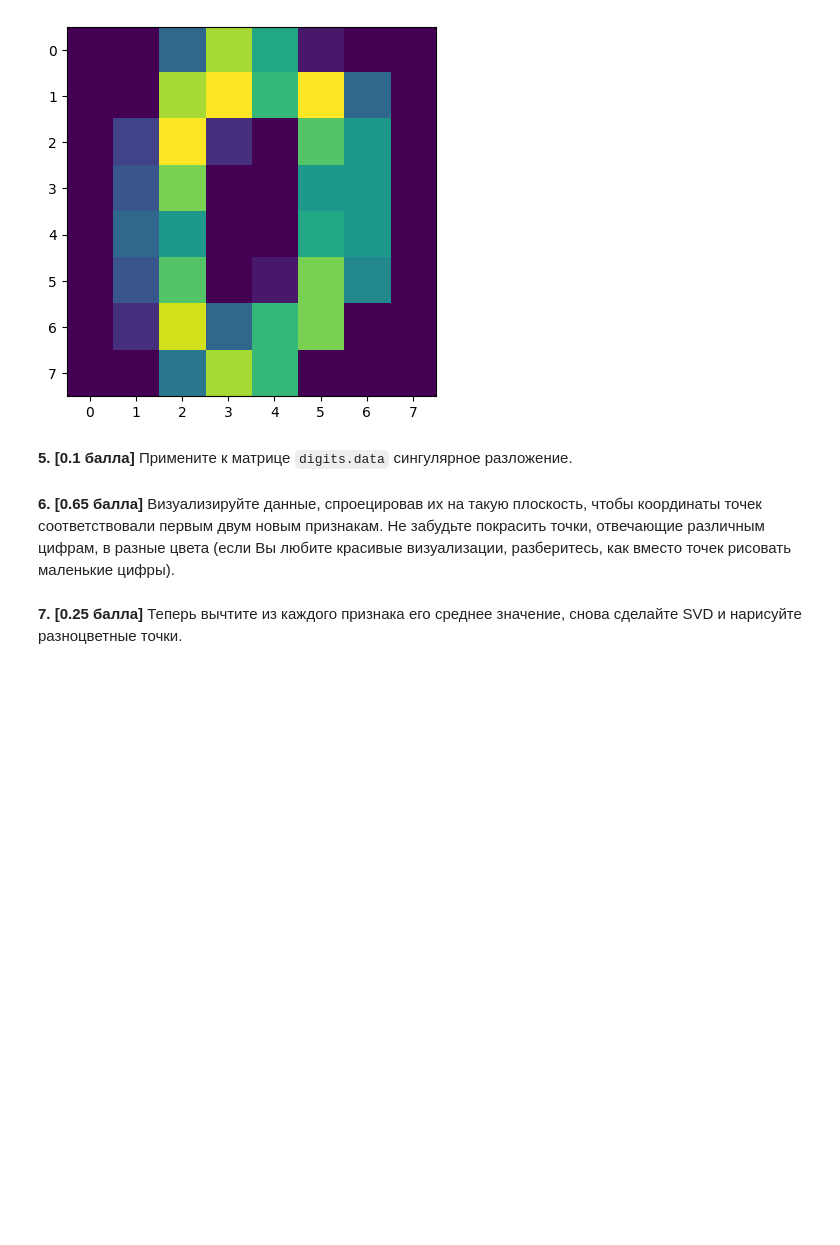
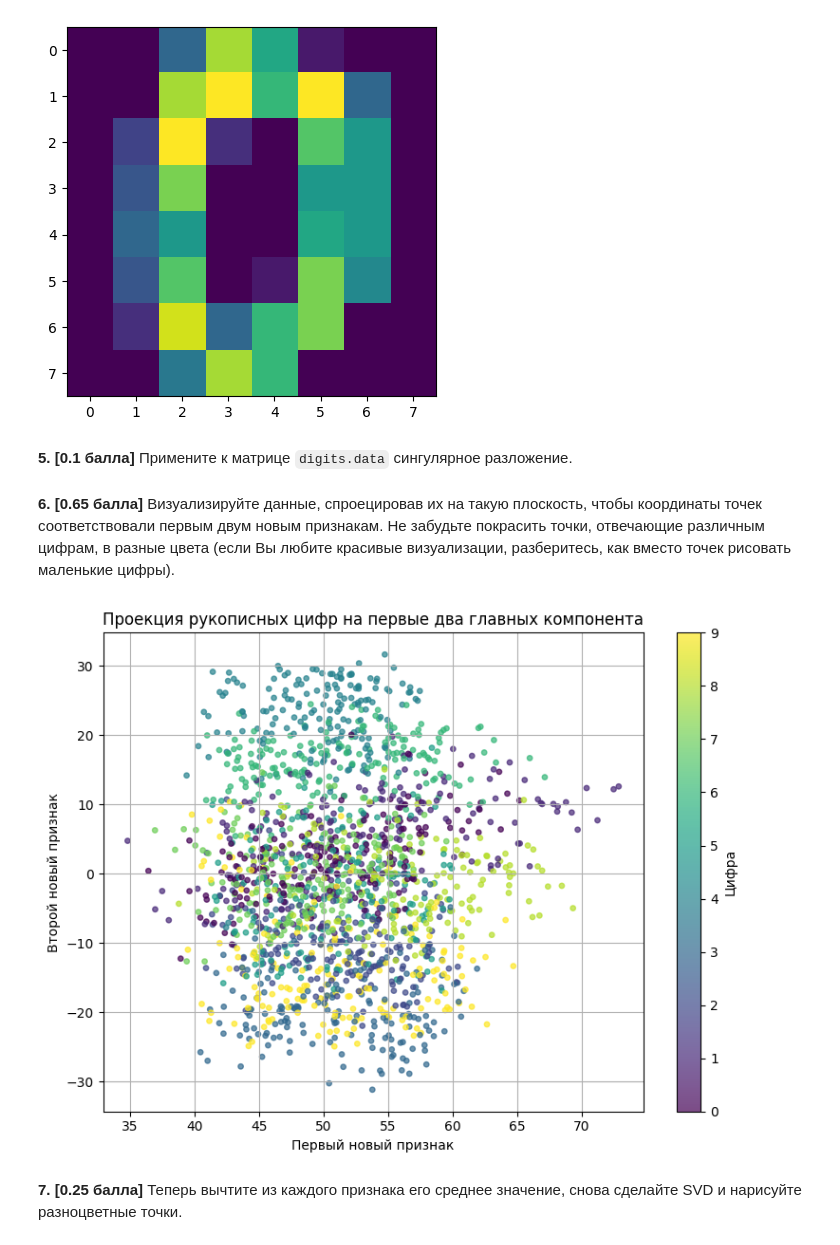
Before and after one commit to emelvv/hse-linal, a Jupyter notebook: ЛР3/homework-practice-03-linregr-Emelianov.ipynb.ipynb, the cells around one changed output. Cells and saved outputs as stored; diff of their text form; code cells hidden in the pictures; blank space fills up the shorter version.

```diff
--- a/ЛР3/homework-practice-03-linregr-Emelianov.ipynb.ipynb
+++ b/ЛР3/homework-practice-03-linregr-Emelianov.ipynb.ipynb
@@ -650,2 +648,7 @@ plt.imshow(digits.data[0].reshape((8,8)))
+# %%
+digits = datasets.load_digits()
+data = digits.data
+
+U, S, Vt = np.linalg.svd(data, full_matrices=False)
 # %% [markdown]
 **6. [0.65 балла]** Визуализируйте данные, спроецировав их на такую плоскость, чтобы координаты точек соответствовали первым двум новым признакам. Не забудьте покрасить точки, отвечающие различным цифрам, в разные цвета (если Вы любите красивые визуализации, разберитесь, как вместо точек рисовать маленькие цифры).
@@ -654,2 +655,22 @@ plt.imshow(digits.data[0].reshape((8,8)))
+# %%
+targets = digits.target
+
+
+coords = data.dot(Vt.T[:, :2])
+pc1 = coords[:, 0]
+pc2 = coords[:, 1]
+
+
+plt.figure(figsize=(8, 6))
+scatter = plt.scatter(pc1, pc2, c=targets, alpha=0.7, s=15)
+plt.xlabel("Первый новый признак")
+plt.ylabel("Второй новый признак")
+plt.title("Проекция рукописных цифр на первые два главных компонента")
+plt.colorbar(scatter, ticks=range(10), label='Цифра')
+plt.grid(True)
+plt.tight_layout()
+plt.show()
+# %% [output]
+[figure, added]
 # %% [markdown]
 **7. [0.25 балла]** Теперь вычтите из каждого признака его среднее значение, снова сделайте SVD и нарисуйте разноцветные точки.
```
Also changed, not shown: parts of 8 cells of this notebook, 7 other files.
